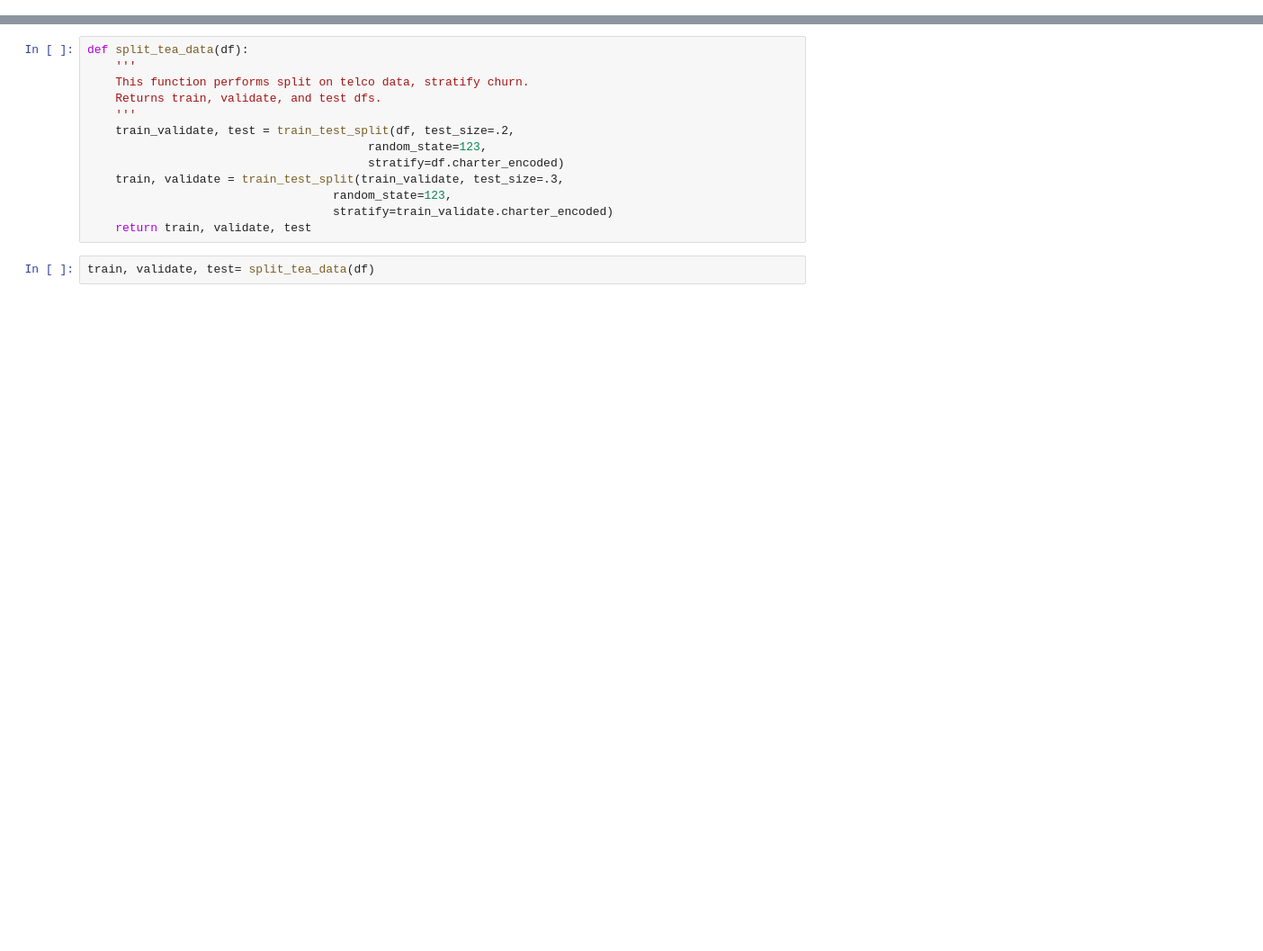
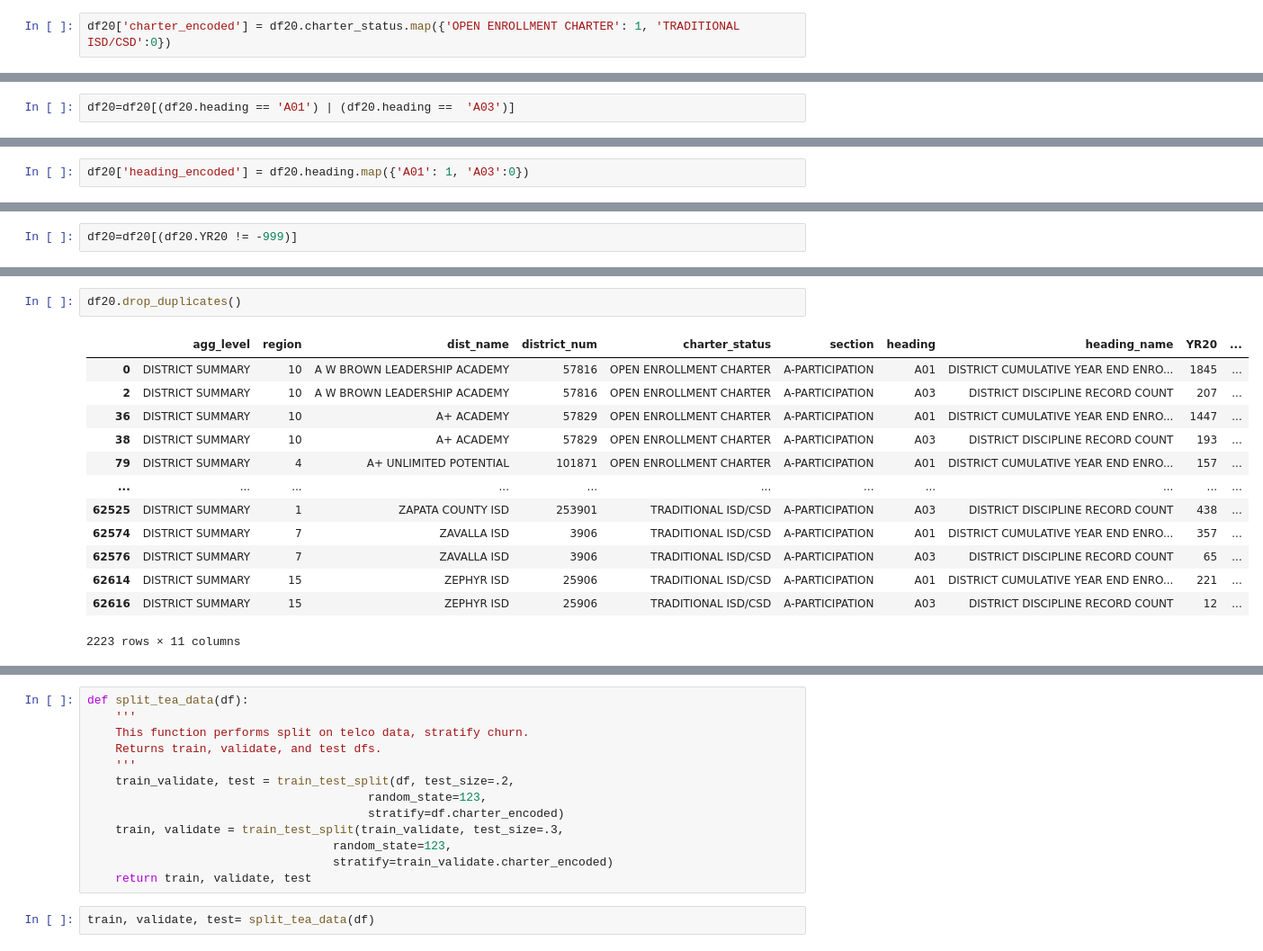
Before and after one commit to raedownen/project-4-classification, a Jupyter notebook: working_nb.ipynb, the cells around one changed output, grey strips where cells are left out. Shown at 90% size. Saved outputs shown, nothing was run; the diff lists cells and outputs as text; blank space fills up the shorter version.

```diff
--- a/working_nb.ipynb
+++ b/working_nb.ipynb
@@ -34,0 +164,2 @@ df = pd.read_csv('DISTRICT_summary_22.csv')
+# %%
+df20['charter_encoded'] = df20.charter_status.map({'OPEN ENROLLMENT CHARTER': 1, 'TRADITIONAL ISD/CSD':0})
@@ -34,0 +192,2 @@ df = pd.read_csv('DISTRICT_summary_22.csv')
+# %%
+df20=df20[(df20.heading == 'A01') | (df20.heading ==  'A03')]
@@ -34,0 +207,2 @@ df = pd.read_csv('DISTRICT_summary_22.csv')
+# %%
+df20['heading_encoded'] = df20.heading.map({'A01': 1, 'A03':0})
@@ -34,0 +224,2 @@ df = pd.read_csv('DISTRICT_summary_22.csv')
+# %%
+df20=df20[(df20.YR20 != -999)]
@@ -34,0 +255,16 @@ df = pd.read_csv('DISTRICT_summary_22.csv')
+# %%
+df20.drop_duplicates()
+# %% [output]
+|  | agg_level | region | dist_name | district_num | charter_status | section | heading | heading_name | YR20 | ... |
+| 0 | DISTRICT SUMMARY | 10 | A W BROWN LEADERSHIP ACADEMY | 57816 | OPEN ENROLLMENT CHARTER | A-PARTICIPATION | A01 | DISTRICT CUMULATIVE YEAR END ENRO... | 1845 | ... |
+| 2 | DISTRICT SUMMARY | 10 | A W BROWN LEADERSHIP ACADEMY | 57816 | OPEN ENROLLMENT CHARTER | A-PARTICIPATION | A03 | DISTRICT DISCIPLINE RECORD COUNT | 207 | ... |
+| 36 | DISTRICT SUMMARY | 10 | A+ ACADEMY | 57829 | OPEN ENROLLMENT CHARTER | A-PARTICIPATION | A01 | DISTRICT CUMULATIVE YEAR END ENRO... | 1447 | ... |
+| 38 | DISTRICT SUMMARY | 10 | A+ ACADEMY | 57829 | OPEN ENROLLMENT CHARTER | A-PARTICIPATION | A03 | DISTRICT DISCIPLINE RECORD COUNT | 193 | ... |
+| 79 | DISTRICT SUMMARY | 4 | A+ UNLIMITED POTENTIAL | 101871 | OPEN ENROLLMENT CHARTER | A-PARTICIPATION | A01 | DISTRICT CUMULATIVE YEAR END ENRO... | 157 | ... |
+| ... | ... | ... | ... | ... | ... | ... | ... | ... | ... | ... |
+| 62525 | DISTRICT SUMMARY | 1 | ZAPATA COUNTY ISD | 253901 | TRADITIONAL ISD/CSD | A-PARTICIPATION | A03 | DISTRICT DISCIPLINE RECORD COUNT | 438 | ... |
+| 62574 | DISTRICT SUMMARY | 7 | ZAVALLA ISD | 3906 | TRADITIONAL ISD/CSD | A-PARTICIPATION | A01 | DISTRICT CUMULATIVE YEAR END ENRO... | 357 | ... |
+| 62576 | DISTRICT SUMMARY | 7 | ZAVALLA ISD | 3906 | TRADITIONAL ISD/CSD | A-PARTICIPATION | A03 | DISTRICT DISCIPLINE RECORD COUNT | 65 | ... |
+| 62614 | DISTRICT SUMMARY | 15 | ZEPHYR ISD | 25906 | TRADITIONAL ISD/CSD | A-PARTICIPATION | A01 | DISTRICT CUMULATIVE YEAR END ENRO... | 221 | ... |
+| 62616 | DISTRICT SUMMARY | 15 | ZEPHYR ISD | 25906 | TRADITIONAL ISD/CSD | A-PARTICIPATION | A03 | DISTRICT DISCIPLINE RECORD COUNT | 12 | ... |
+2223 rows × 11 columns
```
Also changed, not shown: parts of 188 cells of this notebook.
